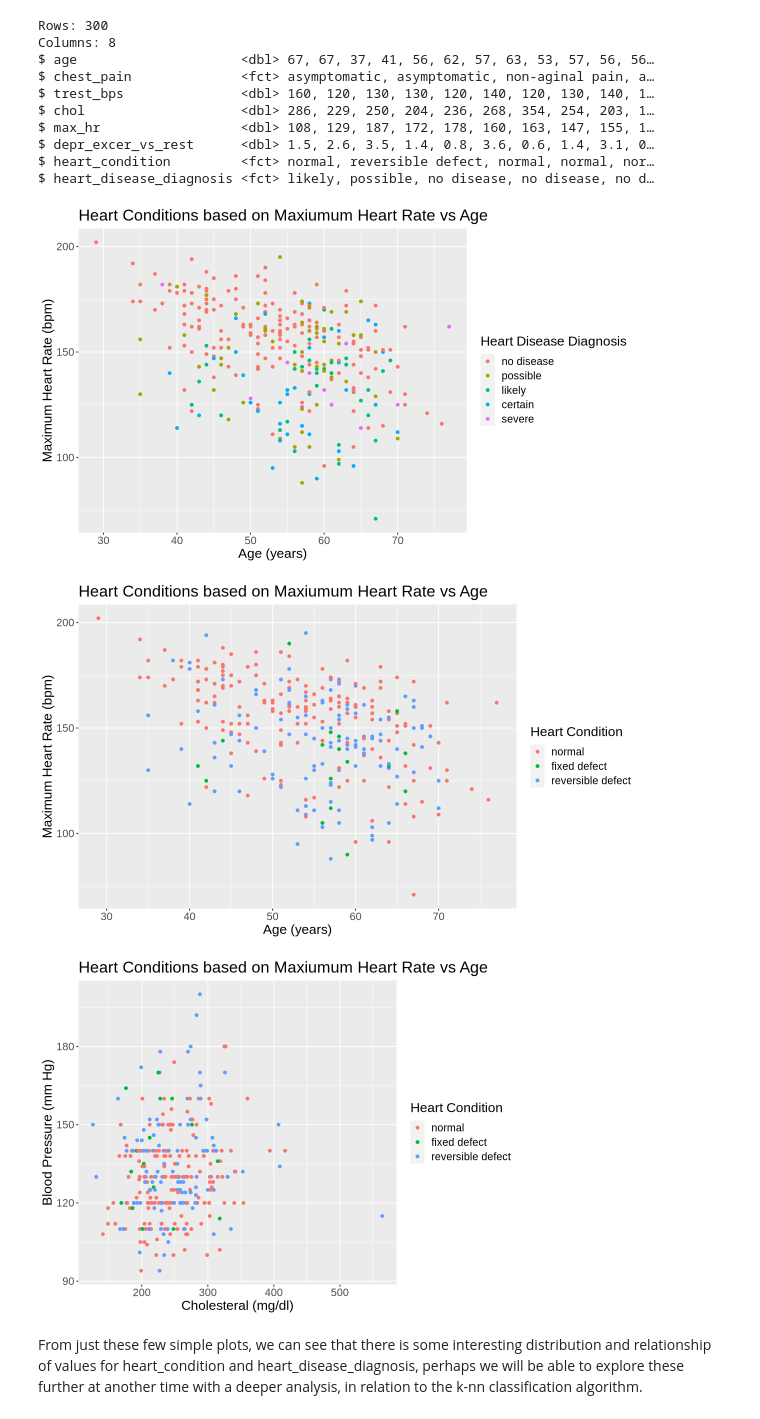
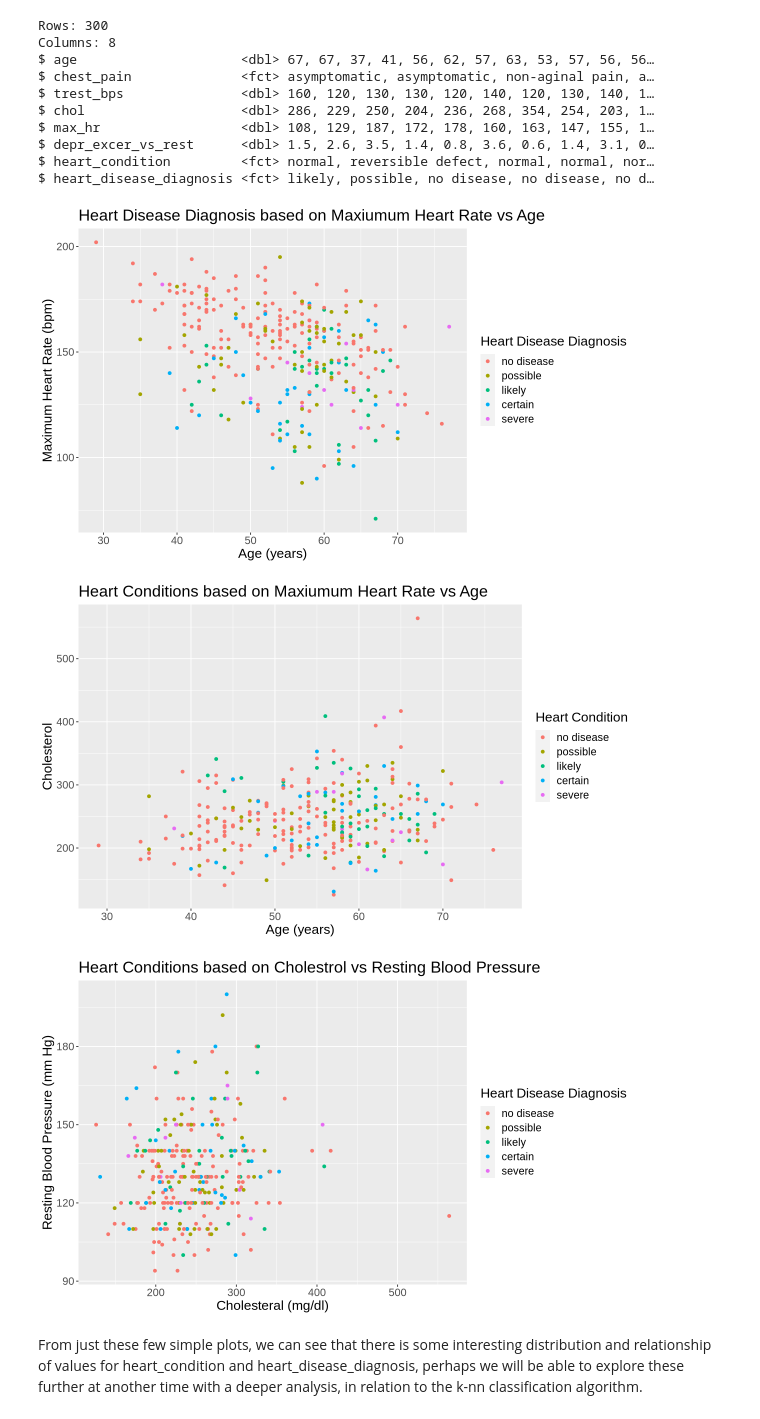
Before and after one commit to davidtheophine/dsci100-project, a Jupyter notebook: heart_disease_proposal.ipynb, the cells around one changed output. Cells and saved outputs as stored; diff of their text form; code cells hidden in the pictures.

```diff
--- a/heart_disease_proposal.ipynb
+++ b/heart_disease_proposal.ipynb
@@ -185,40 +186,39 @@ options(repr.plot.width = 10, repr.plot.height = 6)
 age_vs_max_hr <- heart_disease_train |>
             ggplot(aes(x = age, y = max_hr, color = heart_disease_diagnosis)) +
             geom_point() +
-            labs(title = "Heart Conditions based on Maxiumum Heart Rate vs Age",
+            labs(title = "Heart Disease Diagnosis based on Maxiumum Heart Rate vs Age",
                 x = "Age (years)", y = "Maximum Heart Rate (bpm)",
                 color = "Heart Disease Diagnosis") +
             theme(text = element_text(size = 16))
 
 age_vs_max_hr
 # %% [output]
-[figure, old version]
+[figure, new version]
 # %%
 options(repr.plot.width = 10, repr.plot.height = 6)
-age_vs_max_hr_condition <- heart_disease_train |>
-            ggplot(aes(x = age, y = max_hr, color = heart_condition)) +
+age_vs_chol <- heart_disease_train |>
+            ggplot(aes(x = age, y = chol, color = heart_disease_diagnosis)) +
             geom_point() +
             labs(title = "Heart Conditions based on Maxiumum Heart Rate vs Age",
-                x = "Age (years)", y = "Maximum Heart Rate (bpm)",
+                x = "Age (years)", y = "Cholesterol",
                 color = "Heart Condition") +
             theme(text = element_text(size = 16))
-
-age_vs_max_hr_condition
+age_vs_chol
 # %% [output]
-[figure, old version]
+[figure, new version]
 # %%
-options(repr.plot.width = 8, repr.plot.height = 6)
+options(repr.plot.width = 10, repr.plot.height = 6)
 
 chol_vs_trest_bps <- heart_disease_train |>
-            ggplot(aes(x = chol, y = trest_bps, color = heart_condition)) +
+            ggplot(aes(x = chol, y = trest_bps, color = heart_disease_diagnosis)) +
             geom_point() +
-            labs(title = "Heart Conditions based on Maxiumum Heart Rate vs Age",
-                x = "Cholesteral (mg/dl)", y = "Blood Pressure (mm Hg)",
-                color = "Heart Condition") +
+            labs(title = "Heart Conditions based on Cholestrol vs Resting Blood Pressure",
+                x = "Cholesteral (mg/dl)", y = "Resting Blood Pressure (mm Hg)",
+                color = "Heart Disease Diagnosis") +
             theme(text = element_text(size = 16))
 
 chol_vs_trest_bps
 # %% [output]
-[figure, old version]
+[figure, new version]
 # %% [markdown]
 From just these few simple plots, we can see that there is some interesting distribution and relationship of values for heart_condition and heart_disease_diagnosis, perhaps we will be able to explore these further at another time with a deeper analysis, in relation to the k-nn classification algorithm.
```
Also changed, not shown: parts of 3 cells of this notebook.
